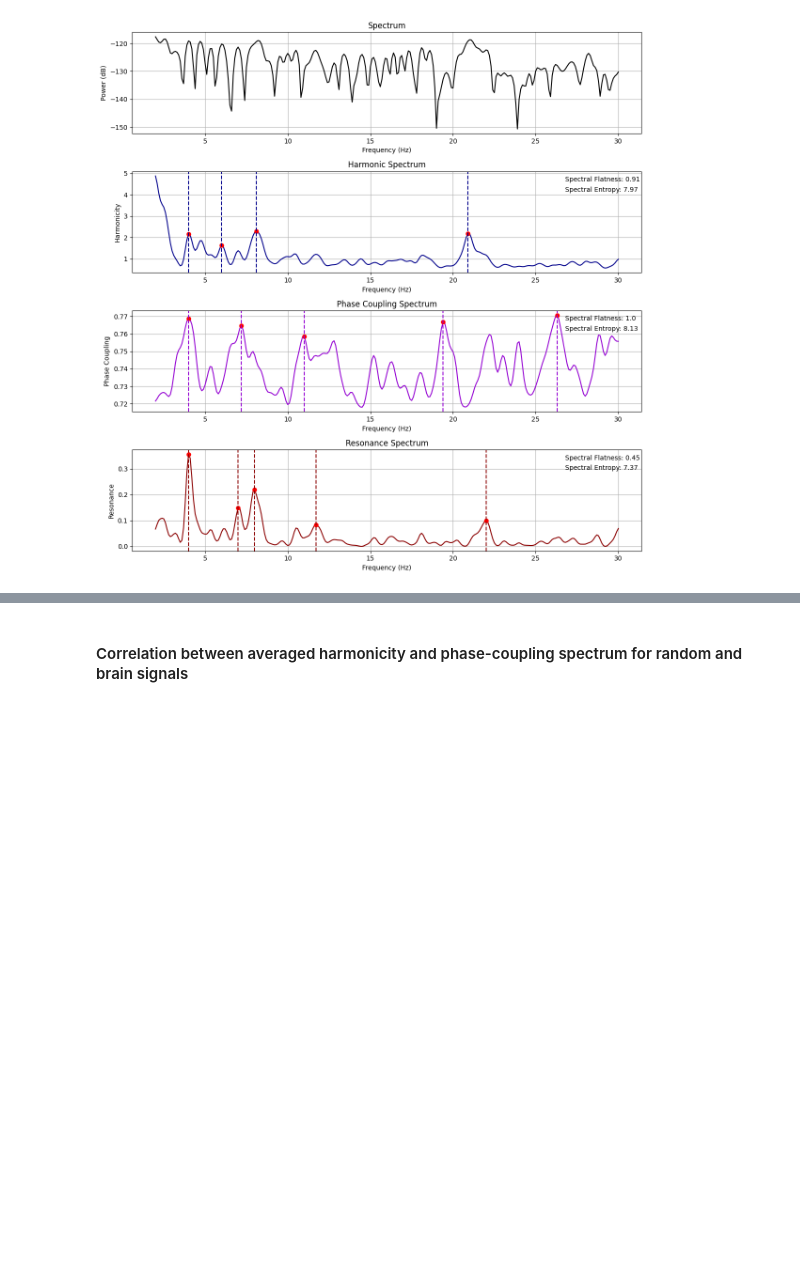
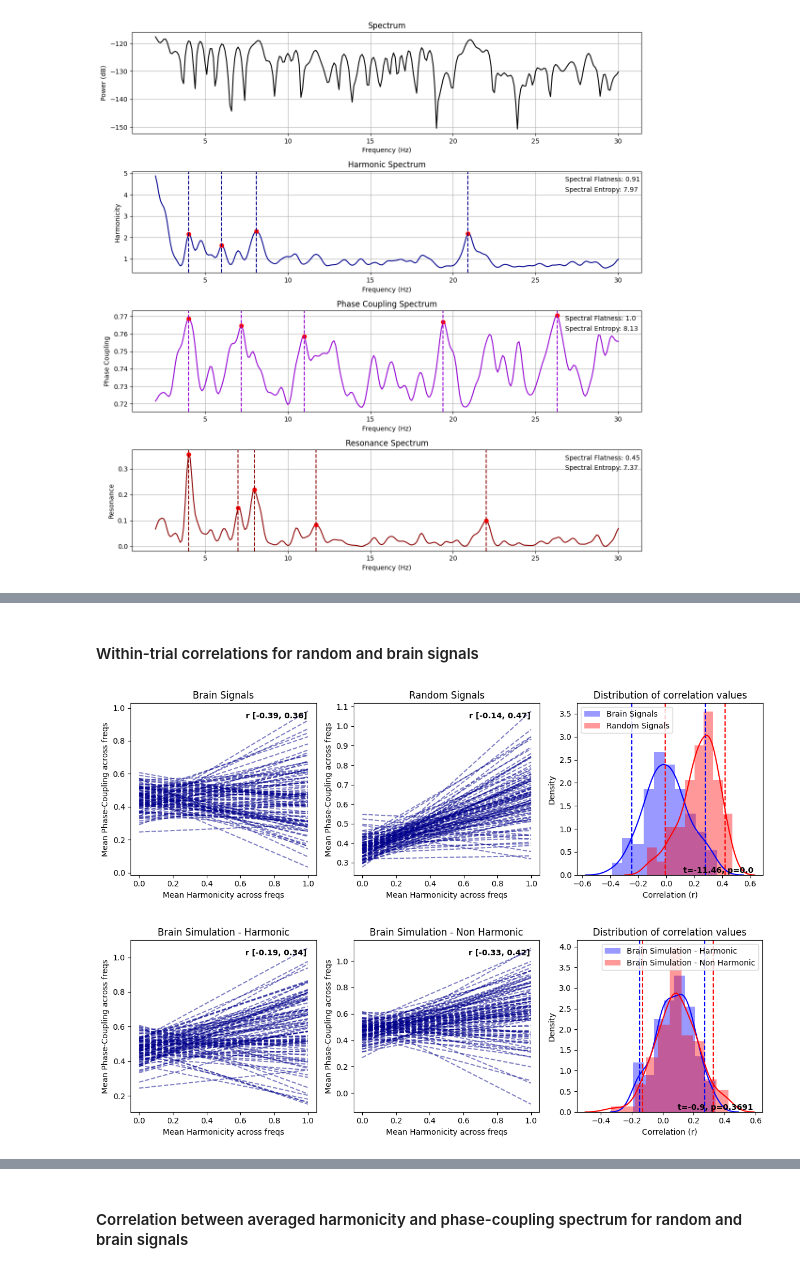
Before and after one commit to AntoineBellemare/biotuner, a Jupyter notebook: examples/harmonic_spectrum/harmonic_spectrum.ipynb, the cells around one changed output, grey strips where cells are left out. Drawn from its saved outputs; the diff is of its cells as text; code cells hidden in the pictures; blank space fills up the shorter version.

```diff
--- a/examples/harmonic_spectrum/harmonic_spectrum.ipynb
+++ b/examples/harmonic_spectrum/harmonic_spectrum.ipynb
@@ -70,0 +140,10 @@ df_random_norm = df_all_rnd.copy()
+# %% [markdown]
+#### Within-trial correlations for random and brain signals
+# %%
+#from biotuner.harmonic_spectrum import harmonic_spectrum_plot_trial_corr
+
+harmonic_spectrum_plot_trial_corr(df_brain, df_random)
+harmonic_spectrum_plot_trial_corr(df_brain_sim_harm, df_brain_sim_noharm, label1='Brain Simulation - Harmonic', label2='Brain Simulation - Non Harmonic')
+# %% [output]
+[figure, added]
+[figure, added]
```
Also changed, not shown: parts of 34 cells of this notebook, 1 other file.
